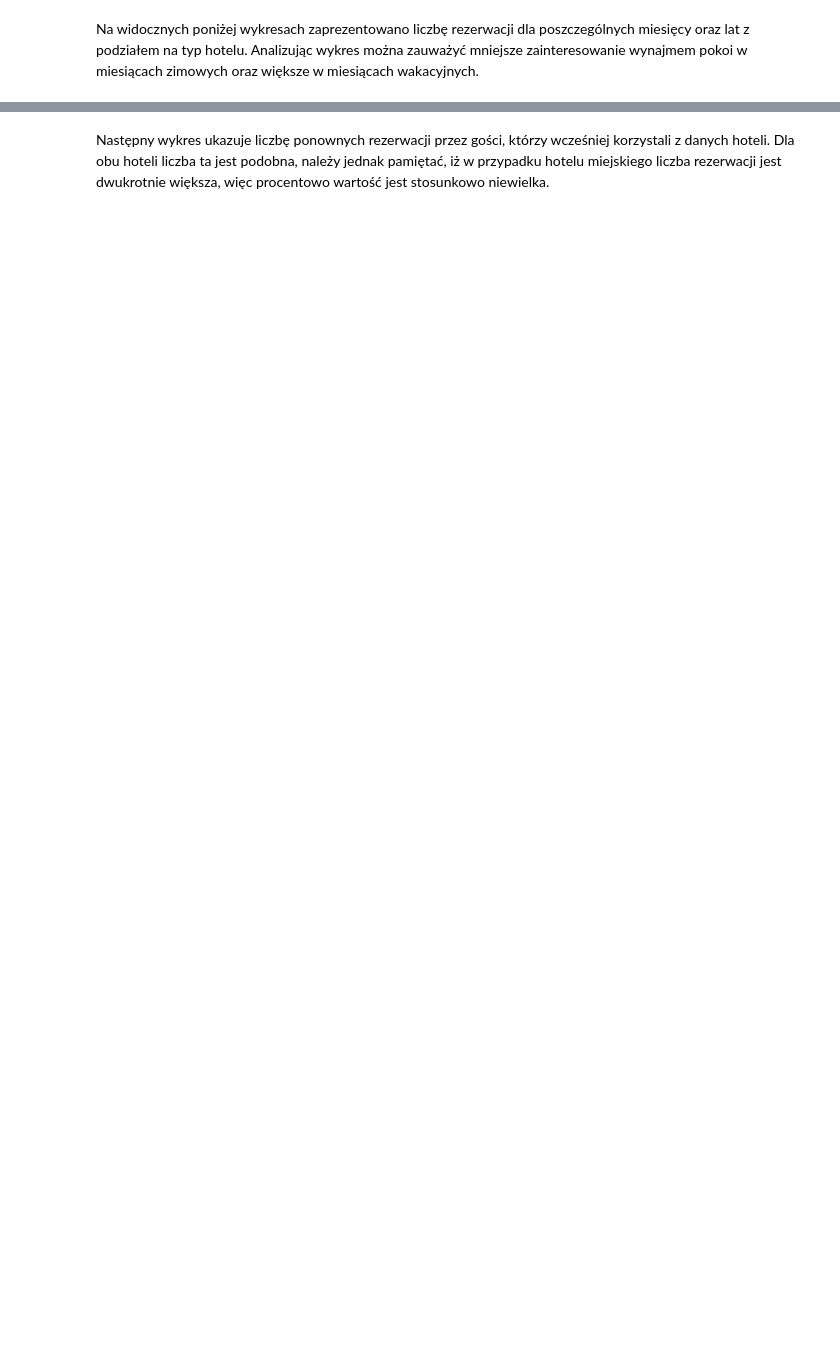
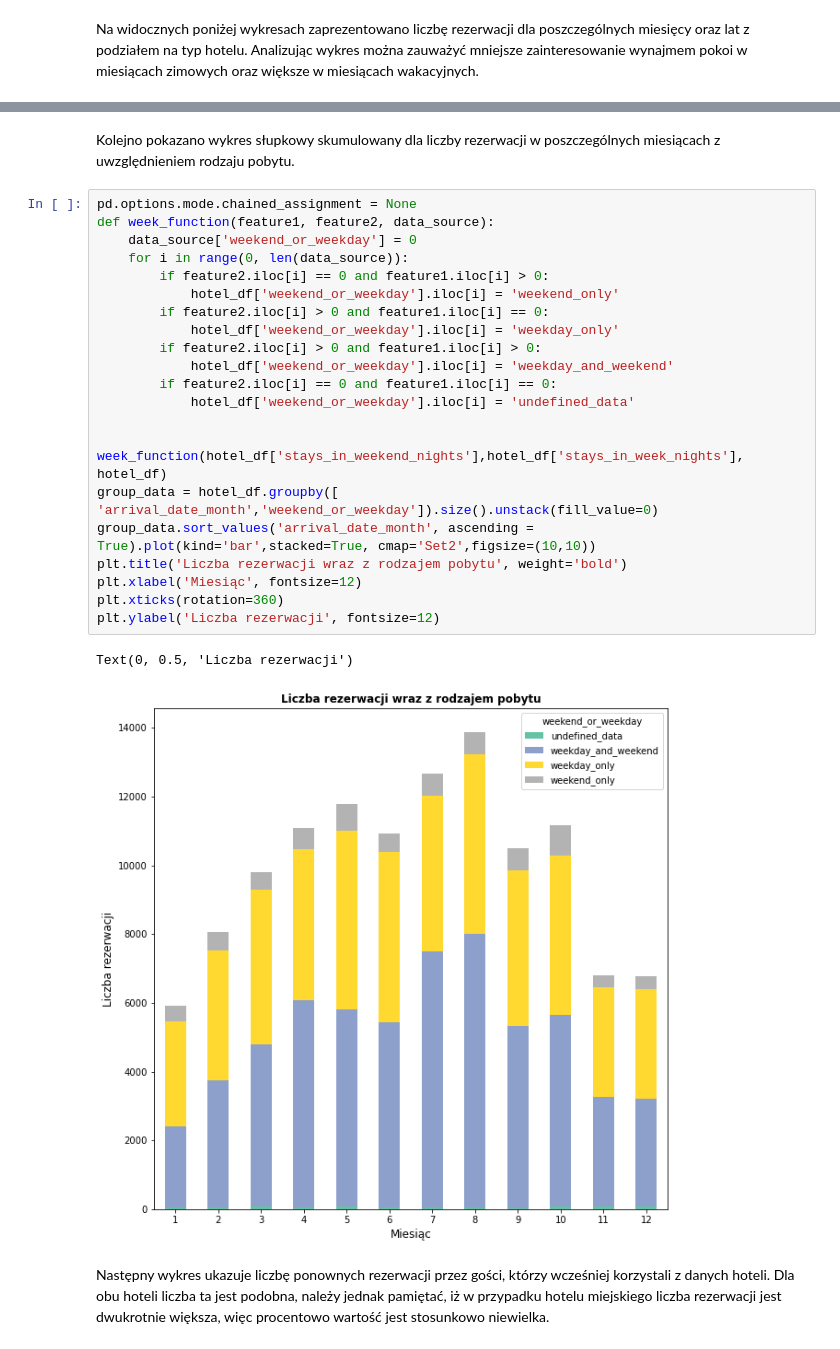
Before and after one commit to kaugustowski/hotel-data-sda, a Jupyter notebook: hotels.ipynb, the cells around one changed output, grey strips where cells are left out. Cells and saved outputs as stored; diff of their text form; blank space fills up the shorter version.

```diff
--- a/hotels.ipynb
+++ b/hotels.ipynb
@@ -184,3 +190,30 @@ plt.show()
+# %% [markdown]
+Kolejno pokazano wykres słupkowy skumulowany dla liczby rezerwacji w poszczególnych miesiącach z uwzględnieniem rodzaju pobytu.
+# %%
+pd.options.mode.chained_assignment = None
+def week_function(feature1, feature2, data_source):
+    data_source['weekend_or_weekday'] = 0
+    for i in range(0, len(data_source)):
+        if feature2.iloc[i] == 0 and feature1.iloc[i] > 0:
+            hotel_df['weekend_or_weekday'].iloc[i] = 'weekend_only'
+        if feature2.iloc[i] > 0 and feature1.iloc[i] == 0:
+            hotel_df['weekend_or_weekday'].iloc[i] = 'weekday_only'
+        if feature2.iloc[i] > 0 and feature1.iloc[i] > 0:
+            hotel_df['weekend_or_weekday'].iloc[i] = 'weekday_and_weekend'
+        if feature2.iloc[i] == 0 and feature1.iloc[i] == 0:
+            hotel_df['weekend_or_weekday'].iloc[i] = 'undefined_data'
+
+
+week_function(hotel_df['stays_in_weekend_nights'],hotel_df['stays_in_week_nights'], hotel_df)
+group_data = hotel_df.groupby([ 'arrival_date_month','weekend_or_weekday']).size().unstack(fill_value=0)
+group_data.sort_values('arrival_date_month', ascending = True).plot(kind='bar',stacked=True, cmap='Set2',figsize=(10,10))
+plt.title('Liczba rezerwacji wraz z rodzajem pobytu', weight='bold')
+plt.xlabel('Miesiąc', fontsize=12)
+plt.xticks(rotation=360)
+plt.ylabel('Liczba rezerwacji', fontsize=12)
+# %% [output]
+Text(0, 0.5, 'Liczba rezerwacji')
+[figure, added]
 # %% [markdown]
 Następny wykres ukazuje liczbę ponownych rezerwacji przez gości, którzy wcześniej korzystali z danych hoteli.
 Dla obu hoteli liczba ta jest podobna, należy jednak pamiętać, iż w przypadku hotelu miejskiego liczba rezerwacji jest dwukrotnie większa, więc procentowo wartość jest stosunkowo niewielka.
```
Also changed, not shown: parts of 17 cells of this notebook.
